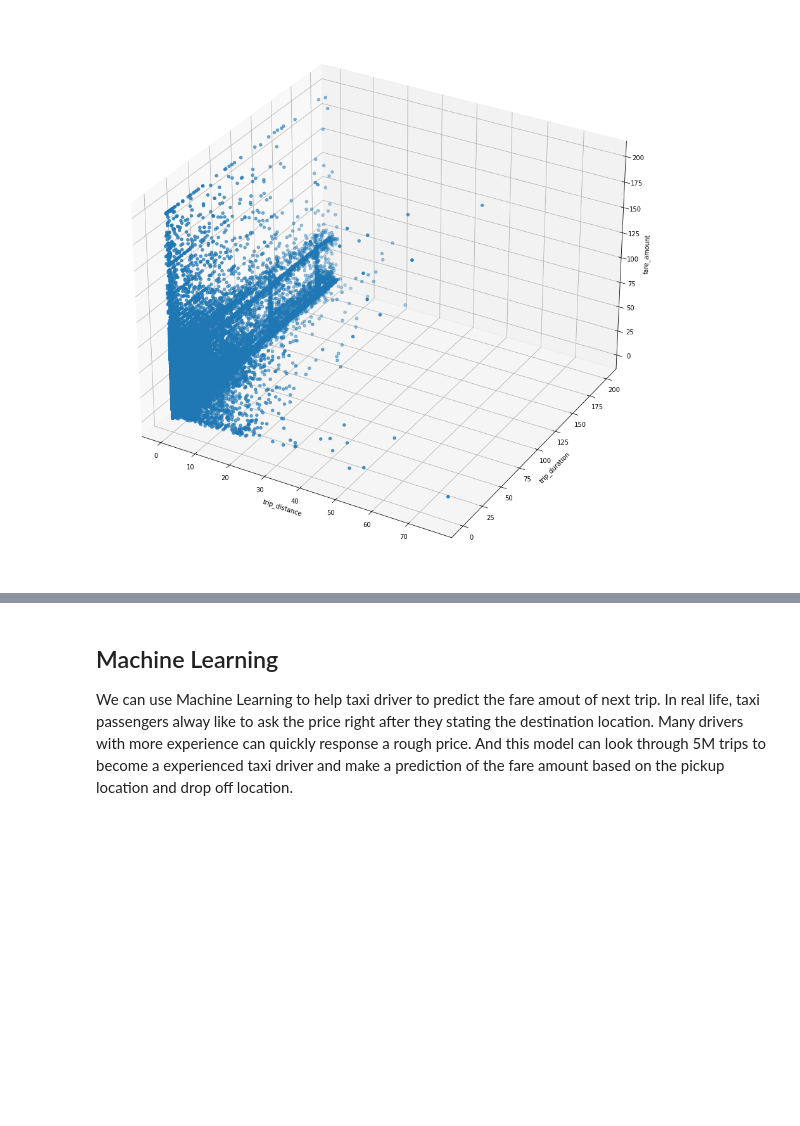
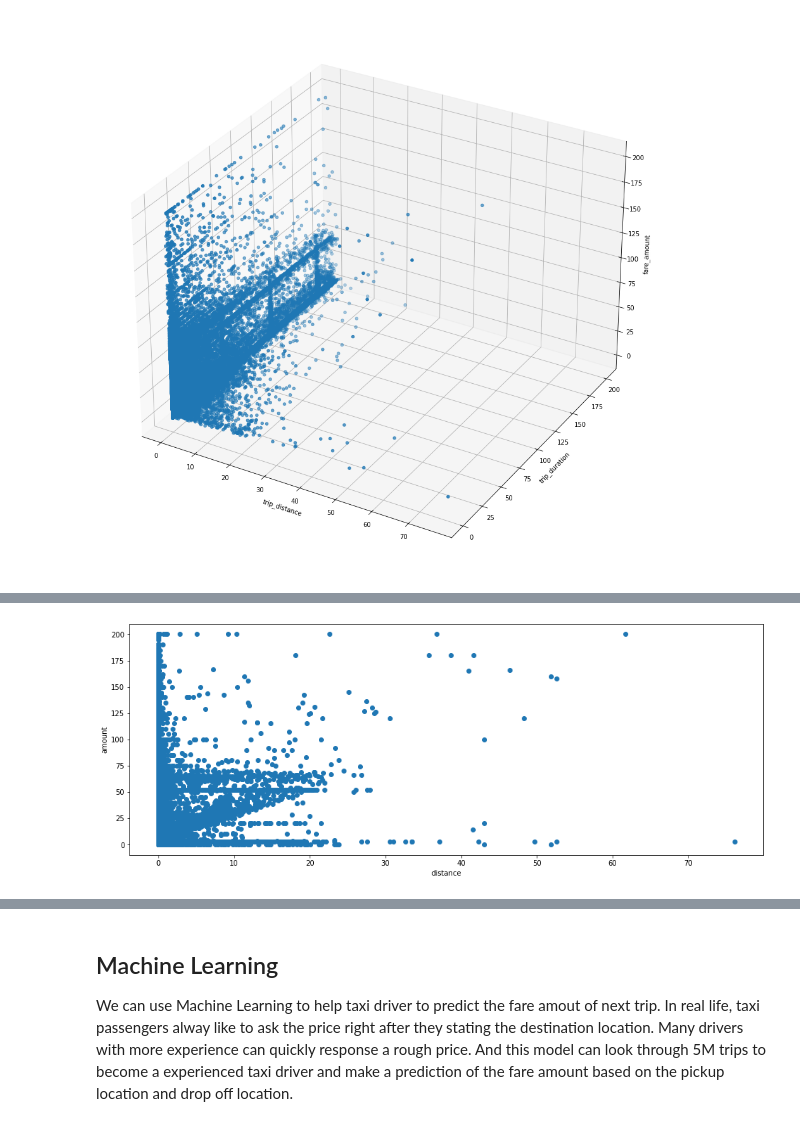
Before and after one commit to heweiron/taxi_trip_report, a Jupyter notebook: taxi_data_report.ipynb, the cells around one changed output, grey strips where cells are left out. Cells and saved outputs as stored; diff of their text form; code cells hidden in the pictures; blank space fills up the shorter version.

Commit message:
added two new graphs, checked spelling

```diff
--- a/taxi_data_report.ipynb
+++ b/taxi_data_report.ipynb
@@ -417,0 +451,12 @@ From the 3d graph above about Fare amount vs (trip distance and trip duration),
+# %%
+dist_time_price
+distance = np.array(dist_time_price_df['trip_distance'])
+duration = np.array(dist_time_price_df['trip_duration'])
+amount = np.array(dist_time_price_df['fare_amount'])
+plt.figure(figsize=(16,6))
+plt.xlabel('distance')
+plt.ylabel('amount')
+plt.scatter(distance, amount)
+plt.show()
+# %% [output]
+[figure, added]
```
Also changed, not shown: parts of 10 cells of this notebook.
